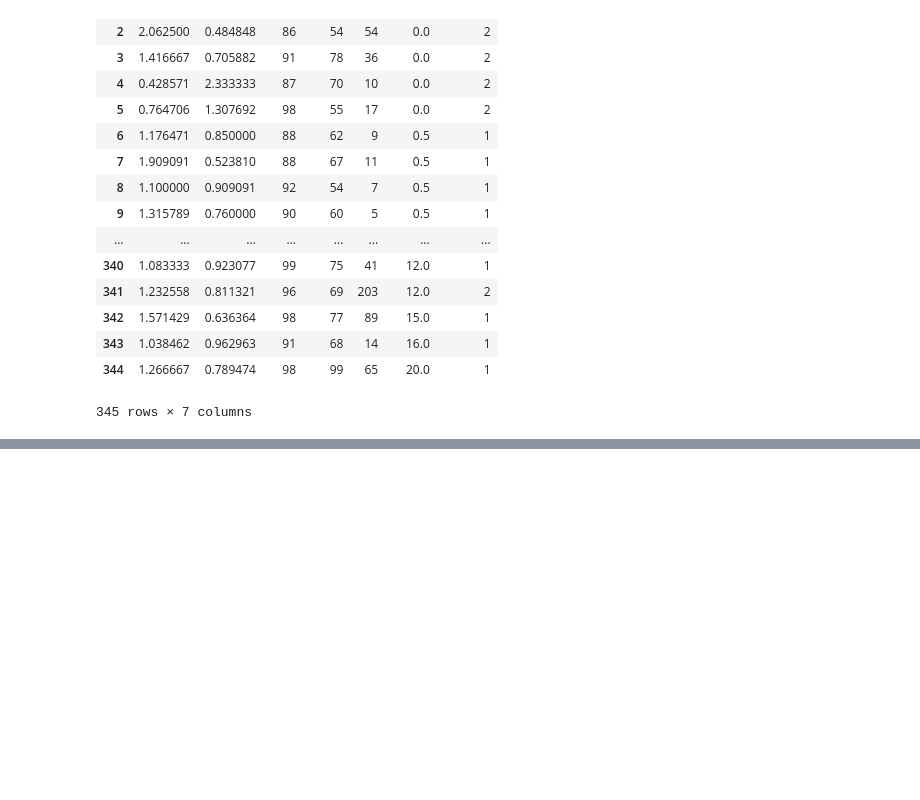
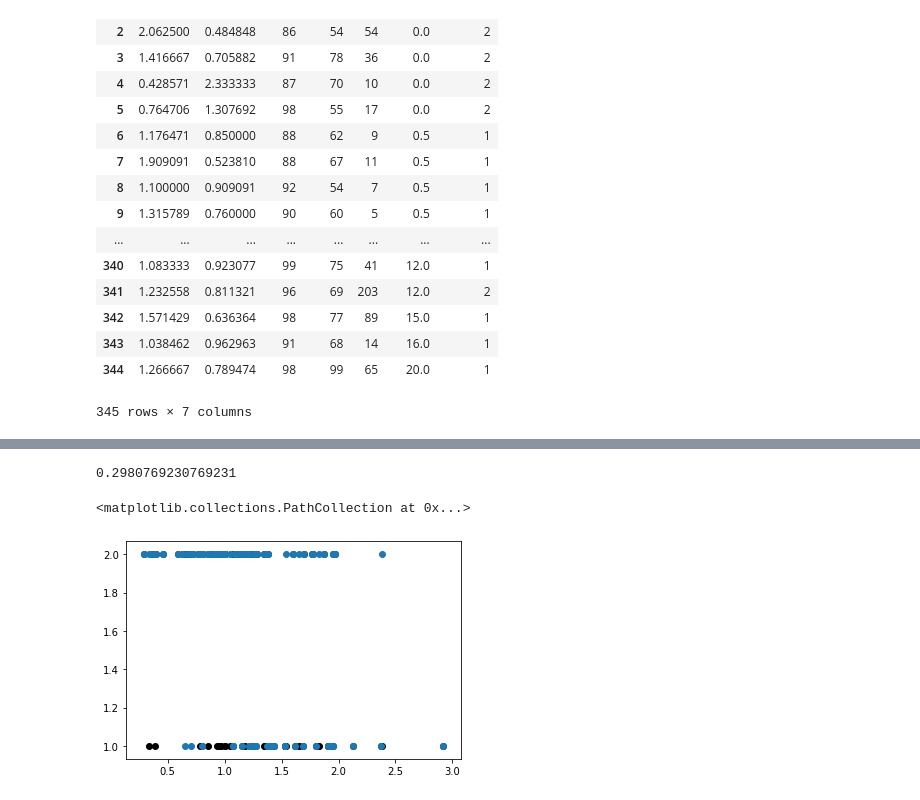
Before and after one commit to jefffang19/MachineLearningHomeWork, a Jupyter notebook: B053040017_HW3.ipynb, the cells around one changed output, grey strips where cells are left out. Cells and saved outputs as stored; diff of their text form; code cells hidden in the pictures; blank space fills up the shorter version.

```diff
--- a/B053040017_HW3.ipynb
+++ b/B053040017_HW3.ipynb
@@ -220,0 +221,10 @@ clf.score(X_test,y_test)
+# %%
+mean_squared_error(y_test,clf.predict(X_test))
+# %% [output]
+0.2980769230769231
+# %%
+plt.scatter(X_test.iloc[:,0], y_test.iloc[:,0], color='black')
+plt.scatter(X_test.iloc[:,0], clf.predict(X_test))
+# %% [output]
+<matplotlib.collections.PathCollection at 0x...>
+[figure, added]
```
Also changed, not shown: parts of 11 cells of this notebook.
